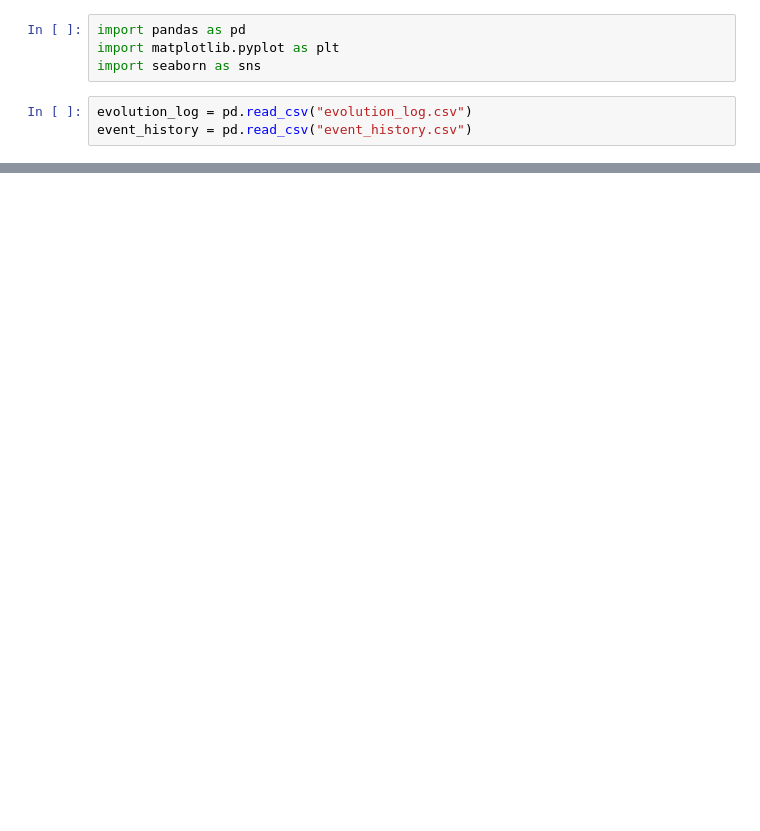
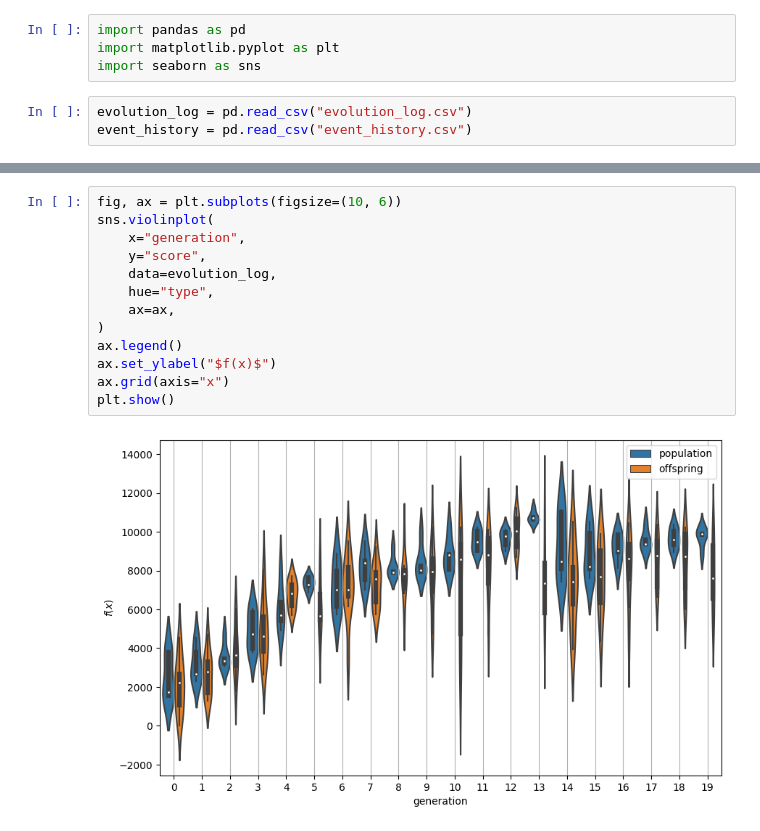
Before and after one commit to LaurinBrechter/personalized-pricing, a Jupyter notebook: results/results_analysis.ipynb, the cells around one changed output, grey strips where cells are left out. Saved outputs shown, nothing was run; the diff lists cells and outputs as text; blank space fills up the shorter version.

```diff
--- a/results/results_analysis.ipynb
+++ b/results/results_analysis.ipynb
@@ -34,0 +48,15 @@ plt.show()
+# %%
+fig, ax = plt.subplots(figsize=(10, 6))
+sns.violinplot(
+    x="generation",
+    y="score",
+    data=evolution_log,
+    hue="type",
+    ax=ax,
+)
+ax.legend()
+ax.set_ylabel("$f(x)$")
+ax.grid(axis="x")
+plt.show()
+# %% [output]
+[figure, added]
```
Also changed, not shown: parts of 9 cells of this notebook, 3 other files.
